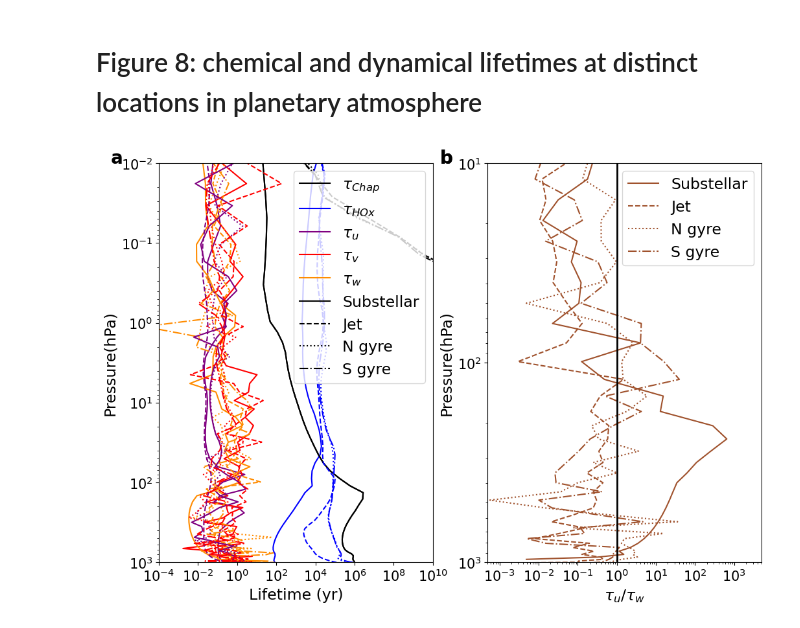
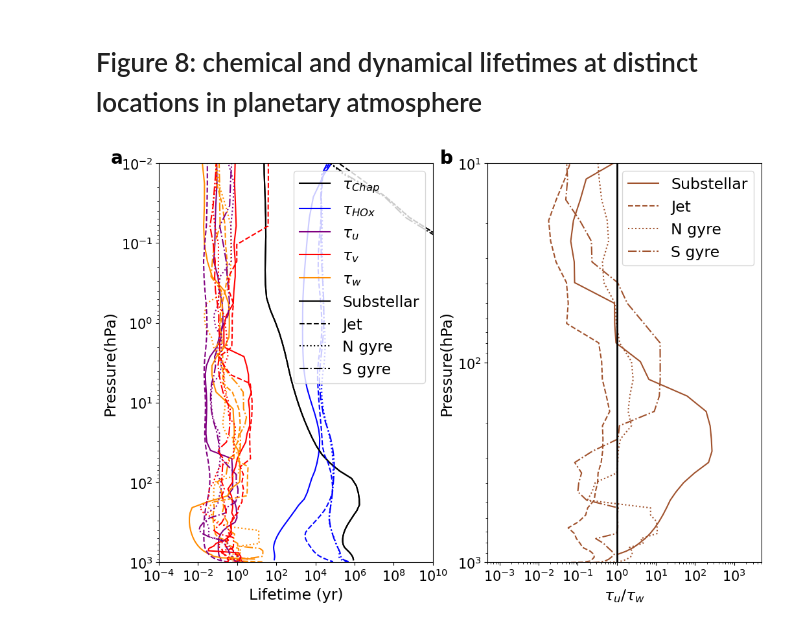
Before and after one commit to marrickb/o3circ_code, a Jupyter notebook: Fig_8_lifetimes.ipynb, the cells around one changed output. Saved outputs shown, nothing was run; the diff lists cells and outputs as text; code cells hidden in the pictures.

Commit message:
Updated script to include smoothing of the profiles through convolution.

```diff
--- a/Fig_8_lifetimes.ipynb
+++ b/Fig_8_lifetimes.ipynb
@@ -181,6 +181,11 @@ def selected_slice_mean(cube,lat_l,lat_u,lon_range):
     cube2 = cube[:,lat_l:lat_u,lon_range]
     cube2 = zonal_mean(meridional_mean(cube2))
     return cube2
+
+def smooth(y, box_pts):
+    box = np.ones(box_pts)/box_pts
+    y_smooth = np.convolve(y, box, mode='same')
+    return y_smooth
 # %% [markdown]
 # Figure 8: chemical and dynamical lifetimes at distinct locations in planetary atmosphere
 # %%
@@ -289,28 +294,27 @@ def lifetimes(cubelist, lname_mol='O3 MASS MIXING RATIO', vlevel=0, m_mol=48, ti
     ax = fig.add_subplot(121)
     if sublabel==True:
         ax.text(-0.175,1.0, 'a', size=20, weight='bold',transform=ax.transAxes)
-    iplt.plot(tau_chap_ss, tau_chap_ss.coord("air_pressure")/100, color='black', ls='-',label=r'$\tau_{Chap}$')
-    iplt.plot(tau_hox1_ss, tau_hox1_ss.coord("air_pressure")/100, color='blue', ls='-', label=r'$\tau_{HOx}$')
-    plt.plot(abs(tau_u_ss.data), tau_u_ss.coord("air_pressure").points/100, color='purple', ls='-', label=r'$\tau_u$')
-    plt.plot(abs(tau_v_ss.data), tau_v_ss.coord("air_pressure").points/100, color='red', ls='-', label=r'$\tau_{v}$')
-    plt.plot(abs(tau_w_ss.data), tau_w_ss.coord("air_pressure").points/100, color='darkorange', ls='-', label=r'$\tau_{w}$')
-    iplt.plot(tau_chap_ss, tau_chap_ss.coord("air_pressure")/100, color='black', ls='-',label='Substellar')
-    iplt.plot(tau_chap_j, tau_chap_j.coord("air_pressure")/100, color='black', ls='--',label='Jet')
-    iplt.plot(tau_chap_ng, tau_chap_ng.coord("air_pressure")/100, color='black', ls='dotted',label='N gyre')
-    iplt.plot(tau_chap_sg, tau_chap_sg.coord("air_pressure")/100, color='black', ls='dashdot',label='S gyre')
-    iplt.plot(tau_hox1_j, tau_hox1_j.coord("air_pressure")/100, color='blue', ls='--')
-    iplt.plot(tau_hox1_ng, tau_hox1_ng.coord("air_pressure")/100, color='blue', ls='dotted')
-    iplt.plot(tau_hox1_sg, tau_hox1_sg.coord("air_pressure")/100, color='blue', ls='dashdot')
-    plt.plot(abs(tau_w_j.data), tau_w_j.coord("air_pressure").points/100, color='darkorange', ls='--')# label='Jet')
-    plt.plot(abs(tau_w_ng.data), tau_w_ng.coord("air_pressure").points/100, color='darkorange', ls='dotted')# label='N gyre')
-    plt.plot(abs(tau_w_sg.data), tau_w_sg.coord("air_pressure").points/100, color='darkorange', ls='dashdot')# label='S gyre')
-    plt.plot(abs(tau_u_sg.data), tau_u_sg.coord("air_pressure").points/100, color='purple', ls='-')#, label='SS point')
-    plt.plot(abs(tau_u_j.data), tau_u_j.coord("air_pressure").points/100, color='purple', ls='--')#, label='Jet')
-    plt.plot(abs(tau_u_ng.data), tau_u_ng.coord("air_pressure").points/100, color='purple', ls='dotted')#, label='N gyre')
-    plt.plot(abs(tau_v_sg.data), tau_v_sg.coord("air_pressure").points/100, color='red', ls='dashdot')#, label='SS point')
-    plt.plot(abs(tau_v_j.data), tau_v_j.coord("air_pressure").points/100, color='red', ls='--')#, label='Jet')
-    plt.plot(abs(tau_v_ng.data), tau_v_ng.coord("air_pressure").points/100, color='red', ls='dotted')#, label='N gyre')
-
+    plt.plot(smooth(tau_chap_ss.data,5), tau_chap_ss.coord("air_pressure").points/100, color='black',ls='-',label=r'$\tau_{Chap}$')
+    plt.plot(smooth(tau_hox1_ss.data,5), tau_hox1_ss.coord("air_pressure").points/100, color='blue',ls='-', label=r'$\tau_{HOx}$')
+    plt.plot(smooth(abs(tau_u_ss.data),5), tau_u_ss.coord("air_pressure").points/100, color='purple',ls='-', label=r'$\tau_u$')
+    plt.plot(smooth(abs(tau_v_ss.data),5), tau_v_ss.coord("air_pressure").points/100, color='red', ls='-', label=r'$\tau_{v}$')
+    plt.plot(smooth(abs(tau_w_ss.data),5), tau_w_ss.coord("air_pressure").points/100, color='darkorange', ls='-', label=r'$\tau_{w}$')
+    plt.plot(smooth(tau_chap_ss.data,5), tau_chap_ss.coord("air_pressure").points/100, color='black', ls='-',label='Substellar')
+    plt.plot(smooth(tau_chap_j.data,5), tau_chap_j.coord("air_pressure").points/100, color='black', ls='--',label='Jet')
+    plt.plot(smooth(tau_chap_ng.data,5), tau_chap_ng.coord("air_pressure").points/100, color='black', ls='dotted',label='N gyre')
+    plt.plot(smooth(tau_chap_sg.data,5), tau_chap_sg.coord("air_pressure").points/100, color='black', ls='dashdot',label='S gyre')
+    plt.plot(smooth(tau_hox1_j.data,5), tau_hox1_j.coord("air_pressure").points/100, color='blue', ls='--')
+    plt.plot(smooth(tau_hox1_ng.data,5), tau_hox1_ng.coord("air_pressure").points/100, color='blue', ls='dotted')
+    plt.plot(smooth(tau_hox1_sg.data,5), tau_hox1_sg.coord("air_pressure").points/100, color='blue', ls='dashdot')
+    plt.plot(smooth(abs(tau_w_j.data),5), tau_w_j.coord("air_pressure").points/100, color='darkorange', ls='--')# label='Jet')
+    plt.plot(smooth(abs(tau_w_ng.data),5), tau_w_ng.coord("air_pressure").points/100, color='darkorange', ls='dotted')# label='N gyre')
+    plt.plot(smooth(abs(tau_w_sg.data),5), tau_w_sg.coord("air_pressure").points/100, color='darkorange', ls='dashdot')# label='S gyre')
+    plt.plot(smooth(abs(tau_u_sg.data),5), tau_u_sg.coord("air_pressure").points/100, color='purple', ls='dashdot')#, label='SS point')
+    plt.plot(smooth(abs(tau_u_j.data),5), tau_u_j.coord("air_pressure").points/100, color='purple', ls='--')#, label='Jet')
+    plt.plot(smooth(abs(tau_u_ng.data),5), tau_u_ng.coord("air_pressure").points/100, color='purple', ls='dotted')#, label='N gyre')
+    plt.plot(smooth(abs(tau_v_sg.data),5), tau_v_sg.coord("air_pressure").points/100, color='red', ls='dashdot')#, label='SS point')
+    plt.plot(smooth(abs(tau_v_j.data),5), tau_v_j.coord("air_pressure").points/100, color='red', ls='--')#, label='Jet')
+    plt.plot(smooth(abs(tau_v_ng.data),5), tau_v_ng.coord("air_pressure").points/100, color='red', ls='dotted')
     plt.xlabel('Lifetime (yr)', fontsize=17)
     plt.ylabel('Pressure(hPa)', fontsize=17)
     plt.xticks(fontsize=15)
@@ -318,35 +322,39 @@ def lifetimes(cubelist, lname_mol='O3 MASS MIXING RATIO', vlevel=0, m_mol=48, ti
     plt.grid(None)
     plt.legend(loc='upper right', fontsize=17)
     plt.yscale('log')
     plt.xscale('log')
     plt.gca().invert_yaxis()
     plt.ylim(1e3,1e-2)
     plt.xlim(1e-4,1e10)
     plt.grid()
     ax = fig.add_subplot(122)
     if sublabel==True:
         ax.text(-0.175,1.0, 'b', size=20, weight='bold',transform=ax.transAxes)
-    plt.plot(abs(tau_u_ss.data/tau_w_ss.data), tau_u_ss.coord("air_pressure").points/100, color='sienna', ls='-', label='Substellar')
-    plt.plot(abs(tau_u_j.data/tau_w_j.data), tau_u_j.coord("air_pressure").points/100, color='sienna', ls='--', label='Jet')
-    plt.plot(abs(tau_u_ng.data/tau_w_ng.data), tau_u_ng.coord("air_pressure").points/100, color='sienna', ls='dotted', label='N gyre')
-    plt.plot(abs(tau_u_sg.data/tau_w_sg.data), tau_u_sg.coord("air_pressure").points/100, color='sienna', ls='dashdot', label='S gyre')
+    #plt.plot(abs(tau_u_ss.data/tau_w_ss.data), tau_u_ss.coord("air_pressure").points/100, color='sienna', ls='-', label='Substellar')
+    #plt.plot(abs(tau_u_j.data/tau_w_j.data), tau_u_j.coord("air_pressure").points/100, color='sienna', ls='--', label='Jet')
+    #plt.plot(abs(tau_u_ng.data/tau_w_ng.data), tau_u_ng.coord("air_pressure").points/100, color='sienna', ls='dotted', label='N gyre')
+    #plt.plot(abs(tau_u_sg.data/tau_w_sg.data), tau_u_sg.coord("air_pressure").points/100, color='sienna', ls='dashdot', label='S gyre')
+    plt.plot(smooth(abs(tau_u_ss.data/tau_w_ss.data),5), tau_u_ss.coord("air_pressure").points/100, color='sienna', ls='-', label='Substellar')
+    plt.plot(smooth(abs(tau_u_j.data/tau_w_j.data),5), tau_u_j.coord("air_pressure").points/100, color='sienna', ls='--', label='Jet')
+    plt.plot(smooth(abs(tau_u_ng.data/tau_w_ng.data),5), tau_u_ng.coord("air_pressure").points/100, color='sienna', ls='dotted', label='N gyre')
+    plt.plot(smooth(abs(tau_u_sg.data/tau_w_sg.data),5), tau_u_sg.coord("air_pressure").points/100, color='sienna', ls='dashdot', label='S gyre')
     ax.text(-0.175,1.0, 'b', size=20, weight='bold',transform=ax.transAxes)
     plt.xlabel(r'$\tau_u/\tau_w$', fontsize=17)
     plt.ylabel('Pressure(hPa)', fontsize=17)
     plt.xticks(fontsize=15)
     plt.yticks(fontsize=15)
     plt.grid(None)
     plt.legend(loc='upper right', fontsize=17)
     plt.yscale('log')
     plt.xscale('log')
     plt.gca().invert_yaxis()
     plt.axvline(1, lw=2, color='black')
     plt.xlim(5e-4,5e3)
     plt.ylim(1e3,1e1)
     plt.grid()
     if save==True:
         plt.savefig('lifetimes.pdf', bbox_inches = 'tight')
     plt.show()
 lifetimes(pcb_tl, vlevel=21,const=pcb_const, sublabel=True, save=True)
 # %% [output]
-[figure, old version]
+[figure, new version]
```
